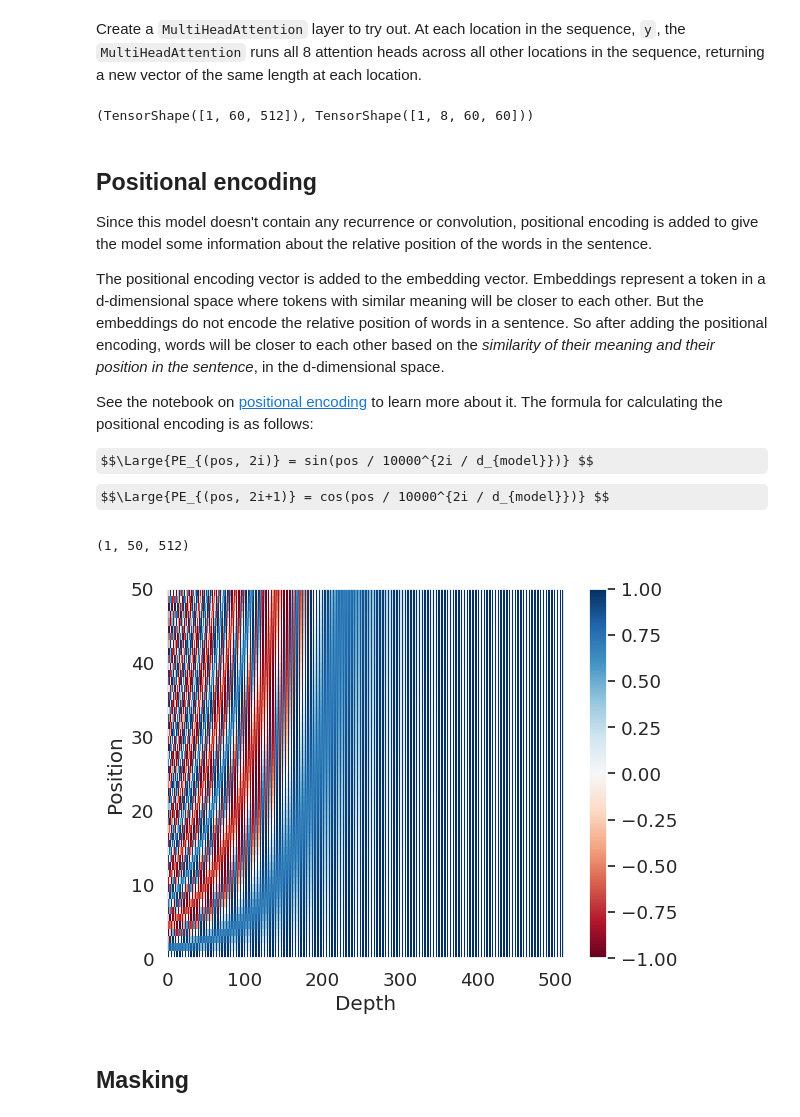
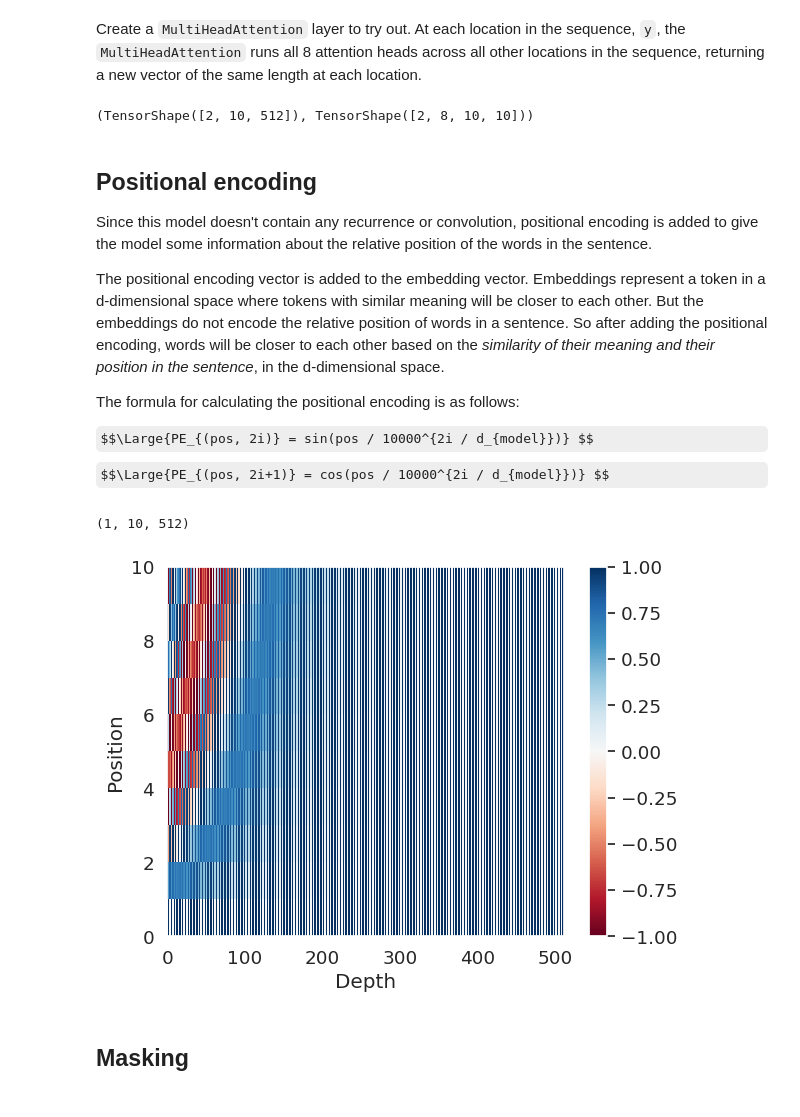
Before and after one commit to TAMIDSpiyalong/Advanced-Concepts-in-Machine-Learning-for-Energy, a Jupyter notebook: Lecture_4b.ipynb, the cells around one changed output. Cells and saved outputs as stored; diff of their text form; code cells hidden in the pictures; some formulas as TeX source.

```diff
--- a/Lecture_4b.ipynb
+++ b/Lecture_4b.ipynb
@@ -484,8 +483,8 @@ class MultiHeadAttention(tf.keras.layers.Layer):
 Create a `MultiHeadAttention` layer to try out. At each location in the sequence, `y`, the `MultiHeadAttention` runs all 8 attention heads across all other locations in the sequence, returning a new vector of the same length at each location.
 # %%
 temp_mha = MultiHeadAttention(d_model=512, num_heads=8)
-y = tf.random.uniform((1, 60, 512))  # (batch_size, encoder_sequence, d_model)
+y = tf.random.uniform((2, 10, 512))  # (batch_size, encoder_sequence, d_model)
 out, attn = temp_mha(y, k=y, q=y, mask=None)
 out.shape, attn.shape
 # %% [output]
-(TensorShape([1, 60, 512]), TensorShape([1, 8, 60, 60]))
+(TensorShape([2, 10, 512]), TensorShape([2, 8, 10, 10]))
@@ -496,7 +497,7 @@ Since this model doesn't contain any recurrence or convolution, positional encod
 
 The positional encoding vector is added to the embedding vector. Embeddings represent a token in a d-dimensional space where tokens with similar meaning will be closer to each other. But the embeddings do not encode the relative position of words in a sentence. So after adding the positional encoding, words will be closer to each other based on the *similarity of their meaning and their position in the sentence*, in the d-dimensional space.
 
-See the notebook on [positional encoding](https://github.com/tensorflow/examples/blob/master/community/en/position_encoding.ipynb) to learn more about it. The formula for calculating the positional encoding is as follows:
+The formula for calculating the positional encoding is as follows:
 
 $$\Large{PE_{(pos, 2i)} = sin(pos / 10000^{2i / d_{model}})} $$
 $$\Large{PE_{(pos, 2i+1)} = cos(pos / 10000^{2i / d_{model}})} $$
@@ -520,18 +521,18 @@ def positional_encoding(position, d_model):
 
   return tf.cast(pos_encoding, dtype=tf.float32)
 # %%
-pos_encoding = positional_encoding(50, 512)
+pos_encoding = positional_encoding(10, 512)
 print (pos_encoding.shape)
 
 plt.pcolormesh(pos_encoding[0], cmap='RdBu')
 plt.xlabel('Depth')
 plt.xlim((0, 512))
 plt.ylabel('Position')
 plt.colorbar()
 plt.show()
 # %% [output]
-(1, 50, 512)
+(1, 10, 512)
-[figure, old version]
+[figure, new version]
 # %% [markdown]
 ## Masking
 # %% [markdown]
```
Also changed, not shown: parts of 25 cells of this notebook.
